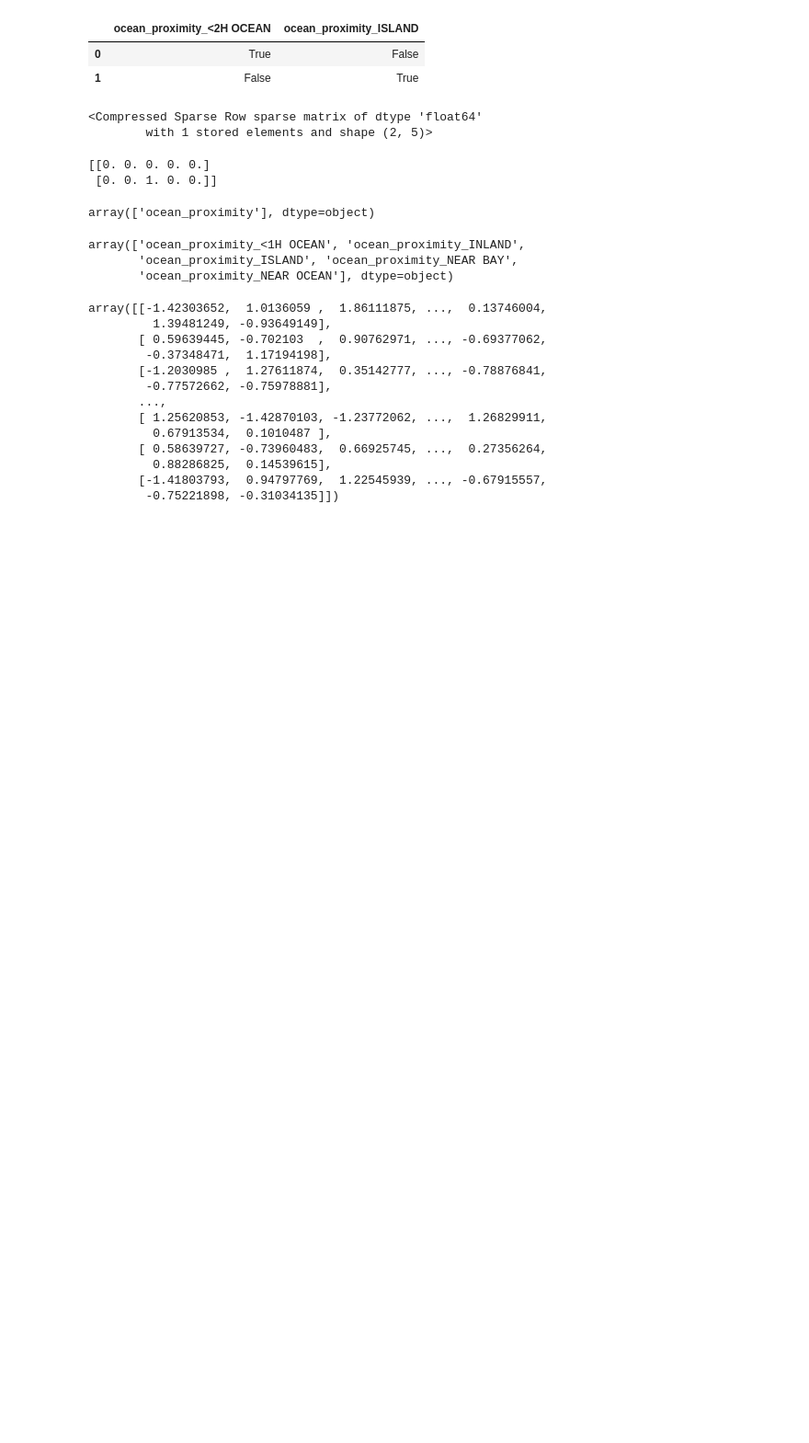
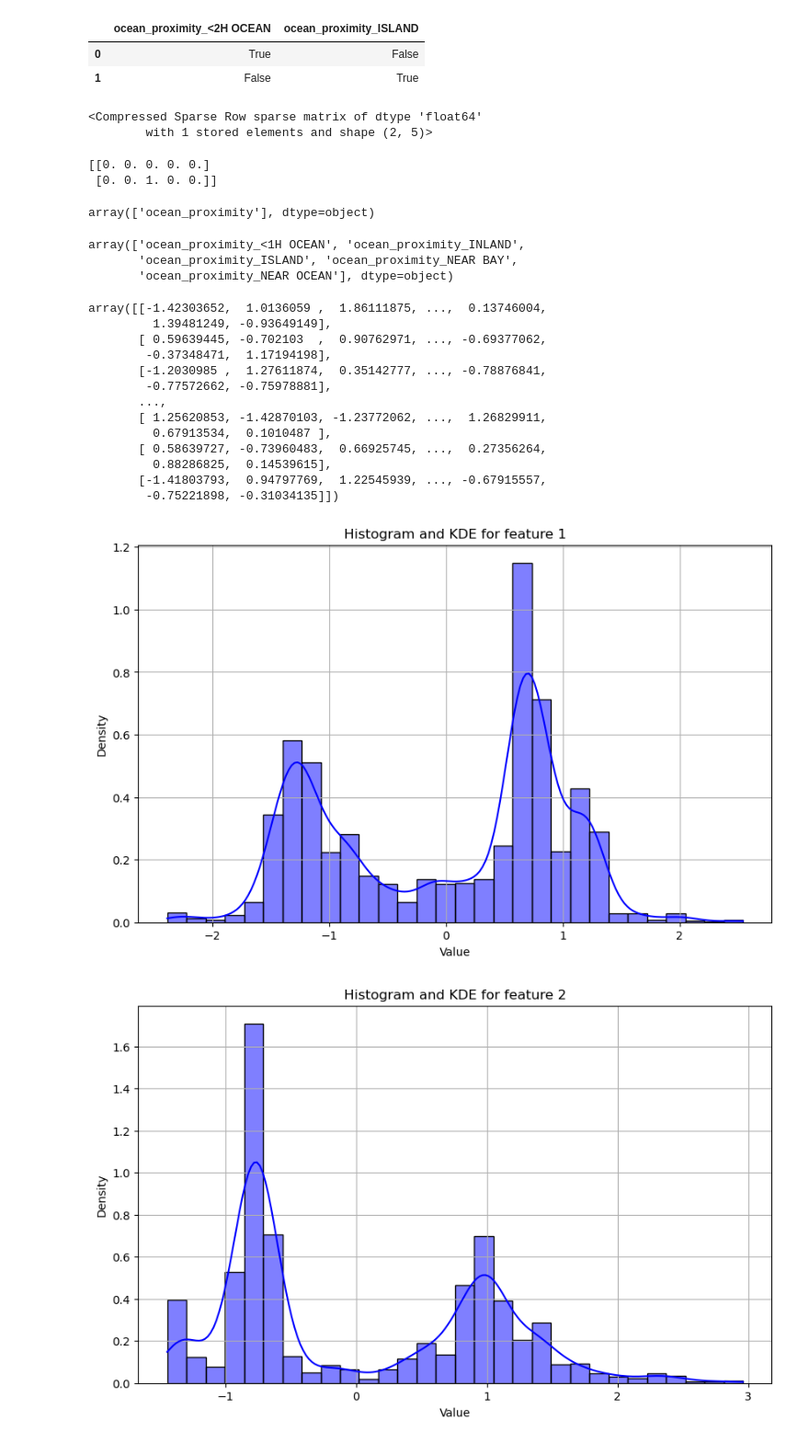
Before and after one commit to ayegwalo/handsOnML, a Jupyter notebook: Chapter_2_ML.ipynb, the cells around one changed output. Shown at 92% size. Drawn from its saved outputs; the diff is of its cells as text; code cells hidden in the pictures; blank space fills up the shorter version.

```diff
--- a/Chapter_2_ML.ipynb
+++ b/Chapter_2_ML.ipynb
@@ -804,3 +804,15 @@ array([[-1.42303652,  1.0136059 ,  1.86111875, ...,  0.13746004,
          0.88286825,  0.14539615],
        [-1.41803793,  0.94797769,  1.22545939, ..., -0.67915557,
         -0.75221898, -0.31034135]])
+# %%
+for column in range(housing_number_std_scaled.shape[1]):
+    plt.figure(figsize=(10, 6))
+    sns.histplot(housing_number_std_scaled[:, column], kde=True, stat="density", bins=30, color='blue')
+    plt.title(f'Histogram and KDE for feature {column + 1}')
+    plt.xlabel('Value')
+    plt.ylabel('Density')
+    plt.grid(True)
+    plt.show()
+# %% [output]
+[figure, added]
+[figure, added]
```
Also changed, not shown: parts of 2 cells of this notebook.
